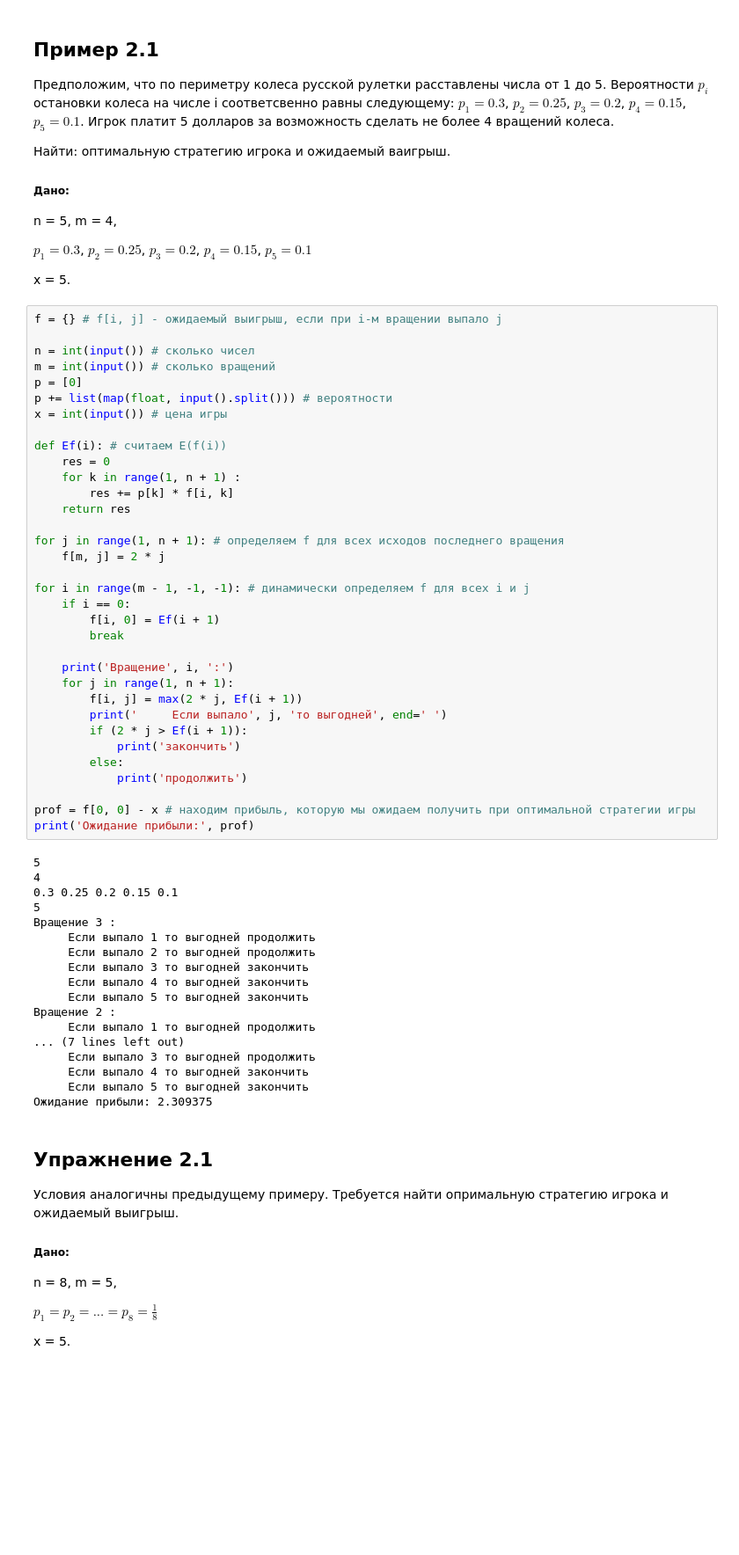
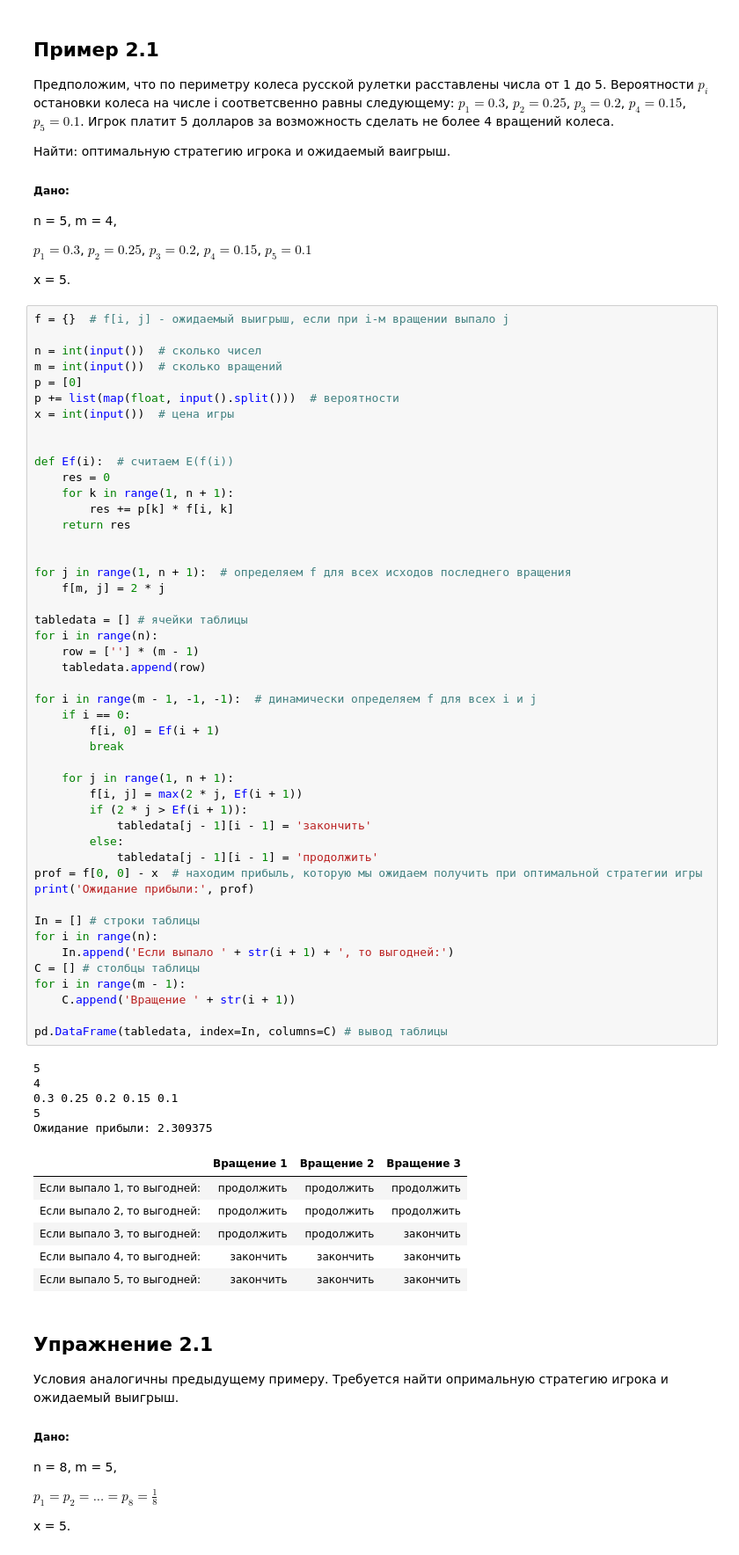
Before and after one commit to SeaDemon88/Stochastic_dynamic_programming, a Jupyter notebook: Tasks.ipynb, the cells around one changed output. Shown at 88% size. Cells and saved outputs as stored; diff of their text form; blank space fills up the shorter version.

```diff
--- a/Tasks.ipynb
+++ b/Tasks.ipynb
@@ -320,57 +321,64 @@ $p_1 = 0.3$, $p_2 = 0.25$, $p_3 = 0.2$, $p_4 = 0.15$, $p_5 = 0.1$
 
 x = 5.
 # %%
-f = {} # f[i, j] - ожидаемый выигрыш, если при i-м вращении выпало j
+f = {}  # f[i, j] - ожидаемый выигрыш, если при i-м вращении выпало j
 
-n = int(input()) # сколько чисел
-m = int(input()) # сколько вращений
+n = int(input())  # сколько чисел
+m = int(input())  # сколько вращений
 p = [0]
-p += list(map(float, input().split())) # вероятности
-x = int(input()) # цена игры
+p += list(map(float, input().split()))  # вероятности
+x = int(input())  # цена игры
 
-def Ef(i): # считаем E(f(i))
+
+def Ef(i):  # считаем E(f(i))
     res = 0
-    for k in range(1, n + 1) :
+    for k in range(1, n + 1):
         res += p[k] * f[i, k]
     return res
 
-for j in range(1, n + 1): # определяем f для всех исходов последнего вращения
+
+for j in range(1, n + 1):  # определяем f для всех исходов последнего вращения
     f[m, j] = 2 * j
 
-for i in range(m - 1, -1, -1): # динамически определяем f для всех i и j
+tabledata = [] # ячейки таблицы
+for i in range(n):
+    row = [''] * (m - 1)
+    tabledata.append(row)
+
+for i in range(m - 1, -1, -1):  # динамически определяем f для всех i и j
     if i == 0:
         f[i, 0] = Ef(i + 1)
         break
 
-    print('Вращение', i, ':')
     for j in range(1, n + 1):
         f[i, j] = max(2 * j, Ef(i + 1))
-        print('     Если выпало', j, 'то выгодней', end=' ')
         if (2 * j > Ef(i + 1)):
-            print('закончить')
+            tabledata[j - 1][i - 1] = 'закончить'
         else:
-            print('продолжить')
+            tabledata[j - 1][i - 1] = 'продолжить'
+prof = f[0, 0] - x  # находим прибыль, которую мы ожидаем получить при оптимальной стратегии игры
+print('Ожидание прибыли:', prof)
 
-prof = f[0, 0] - x # находим прибыль, которую мы ожидаем получить при оптимальной стратегии игры
-print('Ожидание прибыли:', prof)
+In = [] # строки таблицы
+for i in range(n):
+    In.append('Если выпало ' + str(i + 1) + ', то выгодней:')
+C = [] # столбцы таблицы
+for i in range(m - 1):
+    C.append('Вращение ' + str(i + 1))
+
+pd.DataFrame(tabledata, index=In, columns=C) # вывод таблицы
 # %% [output]
 5
 4
 0.3 0.25 0.2 0.15 0.1
 5
-Вращение 3 :
-     Если выпало 1 то выгодней продолжить
-     Если выпало 2 то выгодней продолжить
-     Если выпало 3 то выгодней закончить
-     Если выпало 4 то выгодней закончить
-     Если выпало 5 то выгодней закончить
-Вращение 2 :
-     Если выпало 1 то выгодней продолжить
-... (7 lines left out)
-     Если выпало 3 то выгодней продолжить
-     Если выпало 4 то выгодней закончить
-     Если выпало 5 то выгодней закончить
 Ожидание прибыли: 2.309375
+|  | Вращение 1 | Вращение 2 | Вращение 3 |
+| Если выпало 1, то выгодней: | продолжить | продолжить | продолжить |
+| Если выпало 2, то выгодней: | продолжить | продолжить | продолжить |
+| Если выпало 3, то выгодней: | продолжить | продолжить | закончить |
+| Если выпало 4, то выгодней: | закончить | закончить | закончить |
+| Если выпало 5, то выгодней: | закончить | закончить | закончить |
 # %% [markdown]
 ## Упражнение 2.1
 
```
Also changed, not shown: parts of 5 cells of this notebook, 1 other file.
